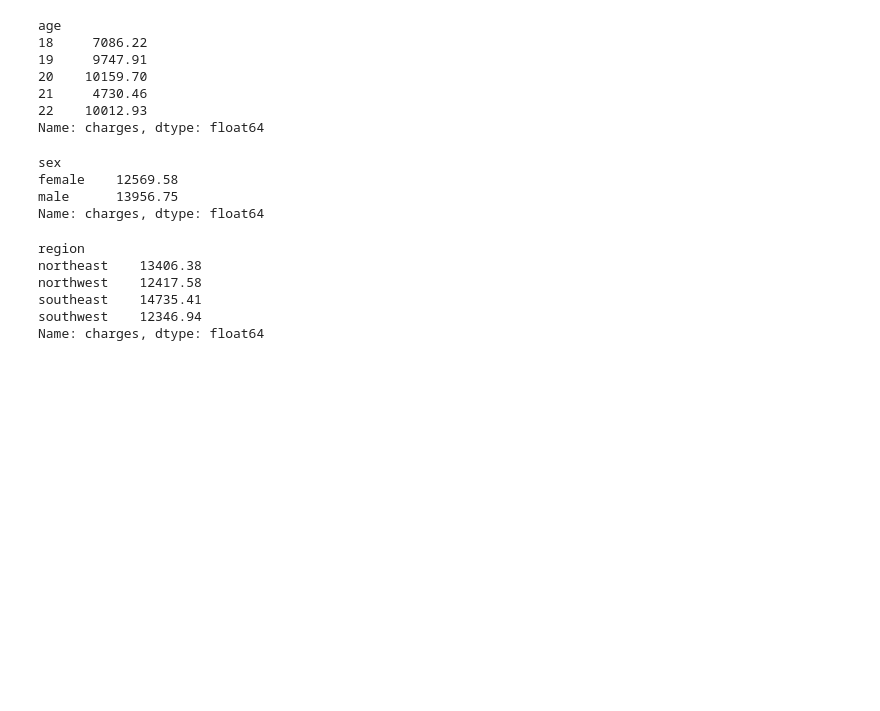
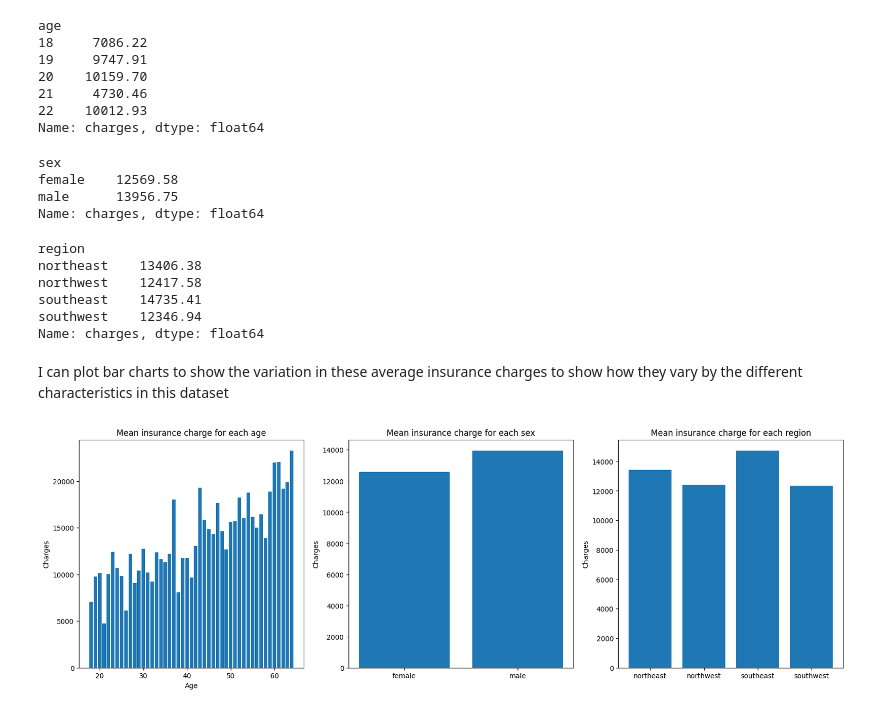
Before and after one commit to tb9757/Assignment-1---Healthcare-analysis, a Jupyter notebook: jupyter_notebooks/exploratory_data_analysis.ipynb, the cells around one changed output. Saved outputs shown, nothing was run; the diff lists cells and outputs as text; code cells hidden in the pictures; blank space fills up the shorter version.

Commit message:
Add visualisations to show correlation between attributes and charges

```diff
--- a/jupyter_notebooks/exploratory_data_analysis.ipynb
+++ b/jupyter_notebooks/exploratory_data_analysis.ipynb
@@ -106,3 +113,26 @@ northwest    12417.58
 southeast    14735.41
 southwest    12346.94
 Name: charges, dtype: float64
+# %% [markdown]
+I can plot bar charts to show the variation in these average insurance charges to show how they vary by the different characteristics in this dataset
+# %%
+#I want to make a matplotlib figure with 3 plots, one for age, one for sex one for region
+fig, ax = plt.subplots(1, 3, figsize=(20, 6))
+
+ax[0].bar(x=df_group_age.index, height=df_group_age)
+ax[1].bar(x=df_group_sex.index, height=df_group_sex)
+ax[2].bar(x=df_group_region.index, height=df_group_region)
+
+ax[0].set_title('Mean insurance charge for each age')
+ax[1].set_title('Mean insurance charge for each sex')
+ax[2].set_title('Mean insurance charge for each region')
+
+
+ax[0].set_xlabel('Age')
+for a in ax:
+    a.set_ylabel('Charges')
+
+
+fig.show()
+# %% [output]
+[figure, added]
```
Also changed, not shown: parts of 15 cells of this notebook, 1 other file.
